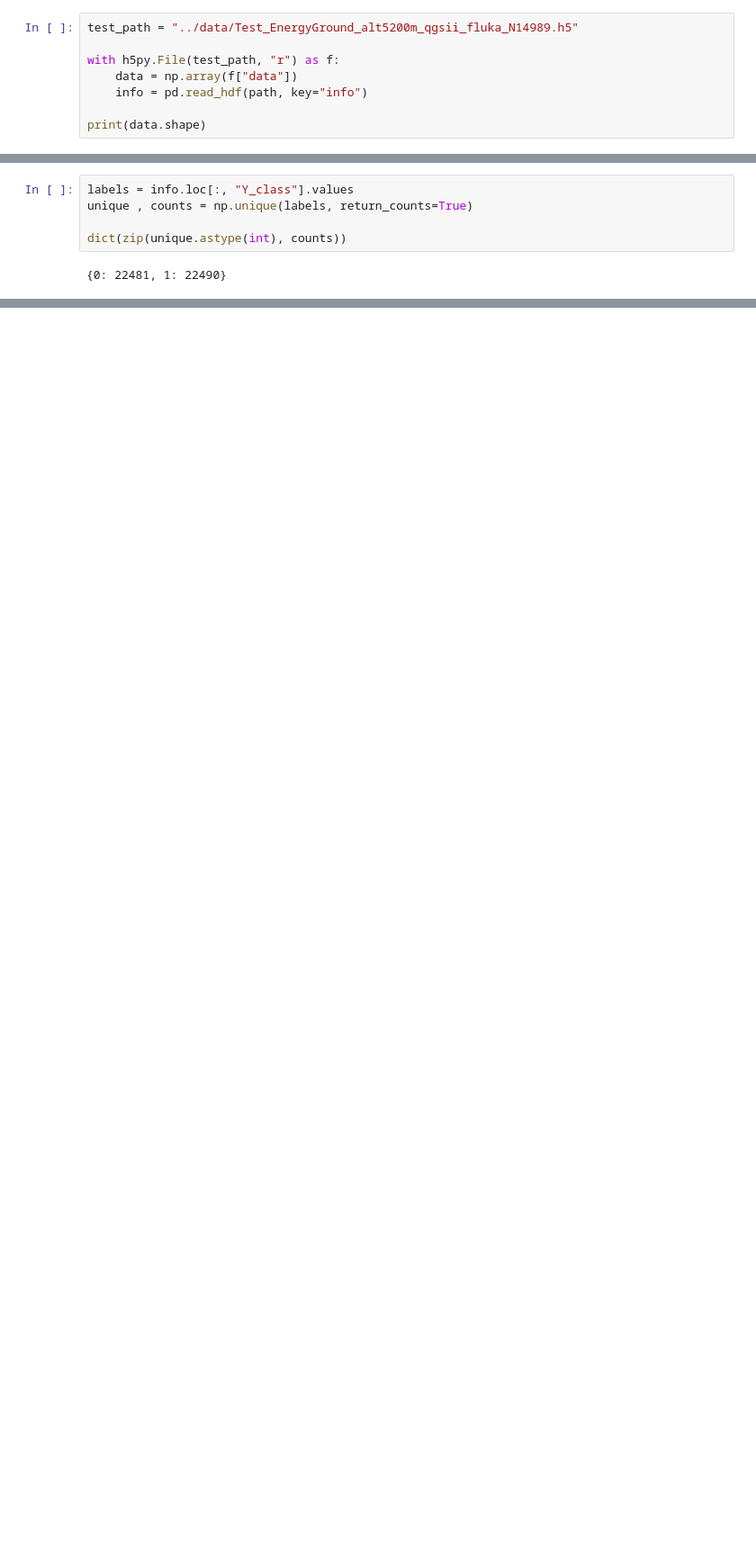
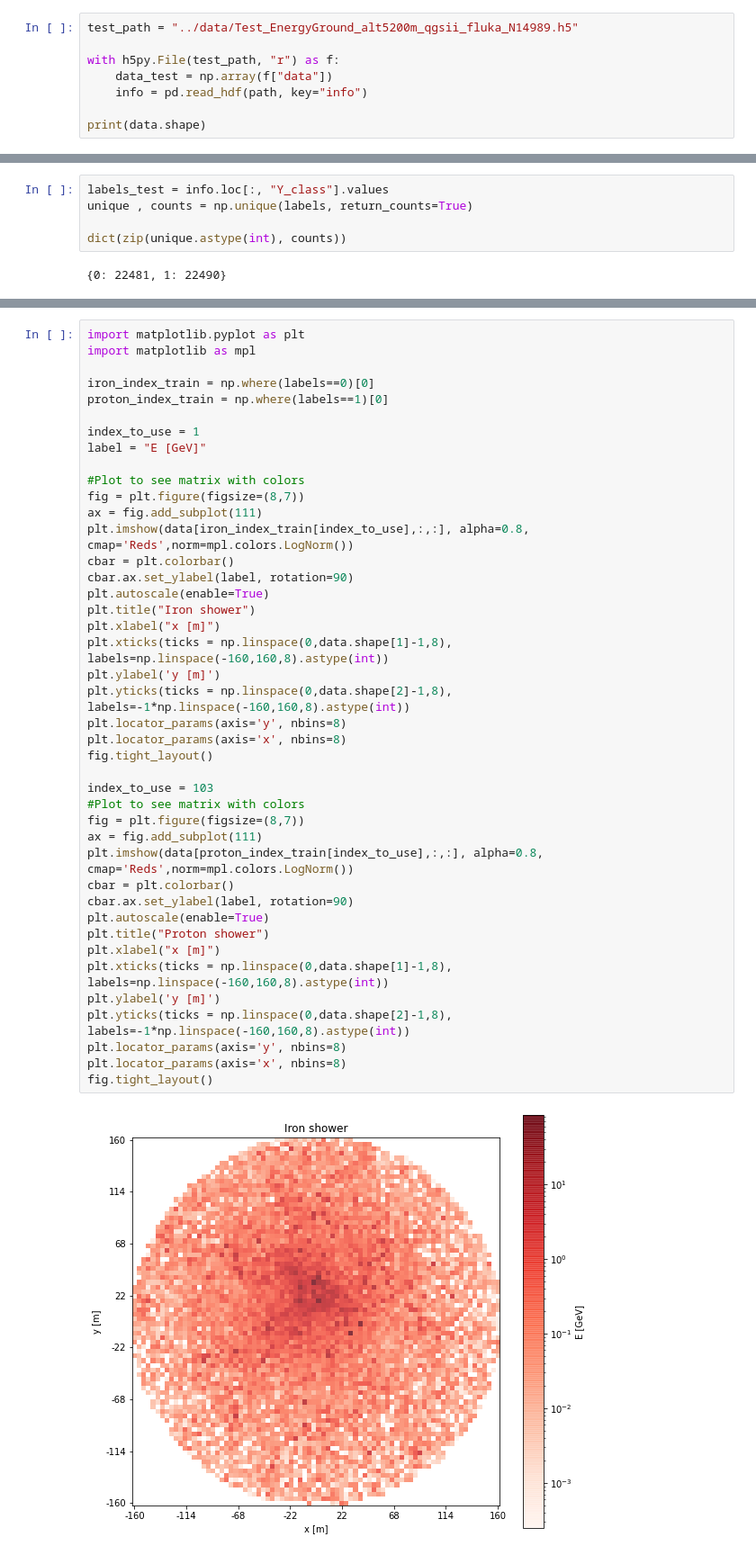
Before and after one commit to ManuelJNunez/TFG, a Jupyter notebook: notebooks/data_analysis.ipynb, the cells around one changed output, grey strips where cells are left out. Shown at 90% size. Drawn from its saved outputs; the diff is of its cells as text; blank space fills up the shorter version.

Commit message:
fix: image representation (close #71)

```diff
--- a/notebooks/data_analysis.ipynb
+++ b/notebooks/data_analysis.ipynb
@@ -79,7 +78,7 @@ In the test set I've got 14.989 samples.
 test_path = "../data/Test_EnergyGround_alt5200m_qgsii_fluka_N14989.h5"
 
 with h5py.File(test_path, "r") as f:
-    data = np.array(f["data"])
+    data_test = np.array(f["data"])
     info = pd.read_hdf(path, key="info")
 
 print(data.shape)
@@ -90,5 +89,5 @@ Let's see the class balance on the test dataset.
 # %%
-labels = info.loc[:, "Y_class"].values
+labels_test = info.loc[:, "Y_class"].values
 unique , counts = np.unique(labels, return_counts=True)
 
 dict(zip(unique.astype(int), counts))
@@ -96,0 +99,44 @@ dict(zip(unique.astype(int), counts))
+# %%
+import matplotlib.pyplot as plt
+import matplotlib as mpl
+
+iron_index_train = np.where(labels==0)[0]
+proton_index_train = np.where(labels==1)[0]
+
+index_to_use = 1
+label = "E [GeV]"
+
+#Plot to see matrix with colors
+fig = plt.figure(figsize=(8,7))
+ax = fig.add_subplot(111)
+plt.imshow(data[iron_index_train[index_to_use],:,:], alpha=0.8, cmap='Reds',norm=mpl.colors.LogNorm())
+cbar = plt.colorbar()
+cbar.ax.set_ylabel(label, rotation=90)
+plt.autoscale(enable=True)
+plt.title("Iron shower")
+plt.xlabel("x [m]")
+plt.xticks(ticks = np.linspace(0,data.shape[1]-1,8), labels=np.linspace(-160,160,8).astype(int))
+plt.ylabel('y [m]')
+plt.yticks(ticks = np.linspace(0,data.shape[2]-1,8), labels=-1*np.linspace(-160,160,8).astype(int))
+plt.locator_params(axis='y', nbins=8)
+plt.locator_params(axis='x', nbins=8)
+fig.tight_layout()
+
+index_to_use = 103
+#Plot to see matrix with colors
+fig = plt.figure(figsize=(8,7))
+ax = fig.add_subplot(111)
+plt.imshow(data[proton_index_train[index_to_use],:,:], alpha=0.8, cmap='Reds',norm=mpl.colors.LogNorm())
+cbar = plt.colorbar()
+cbar.ax.set_ylabel(label, rotation=90)
+plt.autoscale(enable=True)
+plt.title("Proton shower")
+plt.xlabel("x [m]")
+plt.xticks(ticks = np.linspace(0,data.shape[1]-1,8), labels=np.linspace(-160,160,8).astype(int))
+plt.ylabel('y [m]')
+plt.yticks(ticks = np.linspace(0,data.shape[2]-1,8), labels=-1*np.linspace(-160,160,8).astype(int))
+plt.locator_params(axis='y', nbins=8)
+plt.locator_params(axis='x', nbins=8)
+fig.tight_layout()
+# %% [output]
+[figure, added]
```
Also changed, not shown: parts of 17 cells of this notebook.
